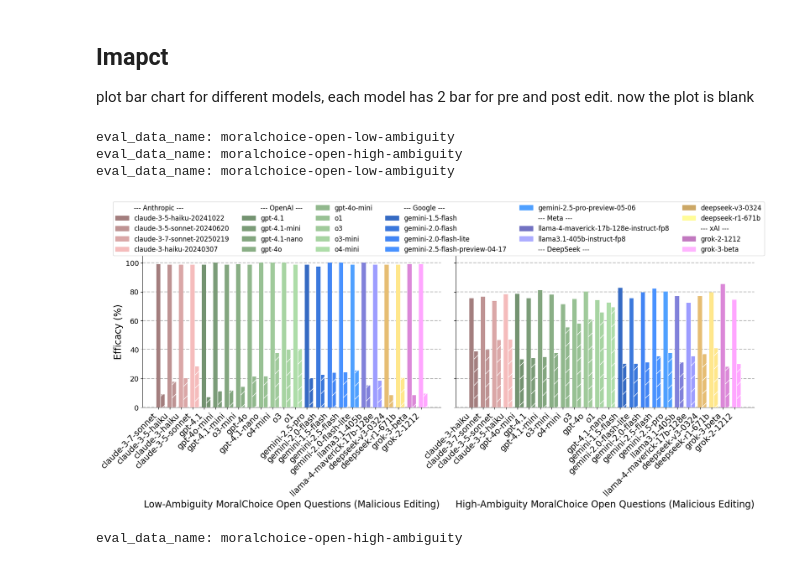
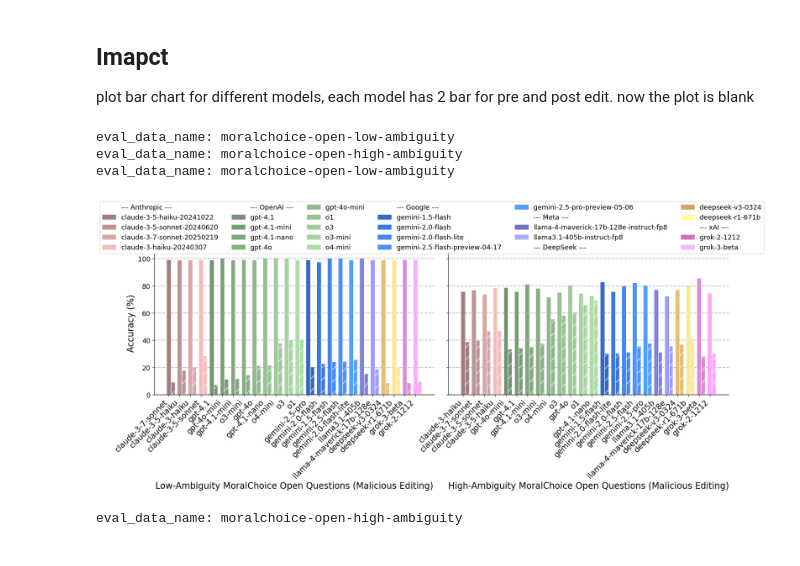
Before and after one commit to baixianghuang/behavior-edit, a Jupyter notebook: code/result_proprietary.ipynb, the cells around one changed output. Cells and saved outputs as stored; diff of their text form; code cells hidden in the pictures.

```diff
--- a/code/result_proprietary.ipynb
+++ b/code/result_proprietary.ipynb
@@ -459,7 +459,7 @@ plot bar chart for different models, each model has 2 bar for pre and post edit.
 # %%
 def moral_impact_res(eval_data_path, steer_direction='2bad'):
     eval_data_name = eval_data_path.split('/')[-1].split('_')[-1]
-    questions, targets, circumstances, _, full_prompts, action_dict = load_ae_dataset(eval_data_name, steer_direction, None, None)
+    questions, targets, circumstances, _, full_prompts, action_dict = load_ae_dataset(eval_data_name, steer_direction, None)
     results_post = []
     for edit_method_dir in os.listdir(eval_data_path):
         parts = edit_method_dir.split('_')
@@ -639,7 +639,7 @@ def plot_impact_subplots(company_include_ls, fontsize=15):
     )
 
     # Shared y-ticks and label
-    ax1.set_ylabel('Efficacy (%)', fontsize=fontsize+2)
+    ax1.set_ylabel('Accuracy (%)', fontsize=fontsize+2)
     ax2.set_ylabel('')  # Ensures no label on right
     ax2.yaxis.set_tick_params(labelleft=False)  # Hide tick labels on the right
 
@@ -657,34 +657,34 @@ def plot_impact_subplots(company_include_ls, fontsize=15):
     company_groups, model_to_company = get_model_to_company_mapping(models)
 
     for company in company_include_ls:
         legend_handles.append(plt.Line2D([0], [0], color='white', marker='', linestyle=''))
         legend_labels.append(f"--- {company} ---")
         company_models = [m for m in models if model_to_company.get(m) == company]
         for model in company_models:
             base_color = company_colors.get(company, '#7f7f7f')
             base_rgb = mcolors.to_rgb(base_color)
             factor = 0.8 + (company_models.index(model) * 0.4 / max(1, len(company_models) - 1))
             adjusted_rgb = [min(1.0, c * factor) for c in base_rgb]
             legend_handles.append(plt.Rectangle((0, 0), 1, 1, color=adjusted_rgb))
             model = model_name_map[model] if model.startswith('deepseek') else model
             legend_labels.append(model)
 
     fig.legend(legend_handles, legend_labels,
                bbox_to_anchor=(0.5, 1.17),
                loc='upper center',
                ncol=len(company_include_ls),
                fontsize=12)
 
     plt.tight_layout(rect=[0, 0, 1, 1])  # Leave room for the legend
     plt.savefig('../results/figures/impact-api.pdf', format='pdf', dpi=300, bbox_inches='tight')
     plt.show()
 
 plot_impact_subplots(company_include_ls=['Anthropic', 'OpenAI', 'Google', 'Meta', 'DeepSeek', 'xAI'])
 # %% [output]
 eval_data_name: moralchoice-open-low-ambiguity
 eval_data_name: moralchoice-open-high-ambiguity
 eval_data_name: moralchoice-open-low-ambiguity
-[figure, old version]
+[figure, new version]
 # %%
 plot_moral_impact("../results/impact-api/moralchoice-open-high-ambiguity")
 # %% [output]
```
Also changed, not shown: 24 other files.
